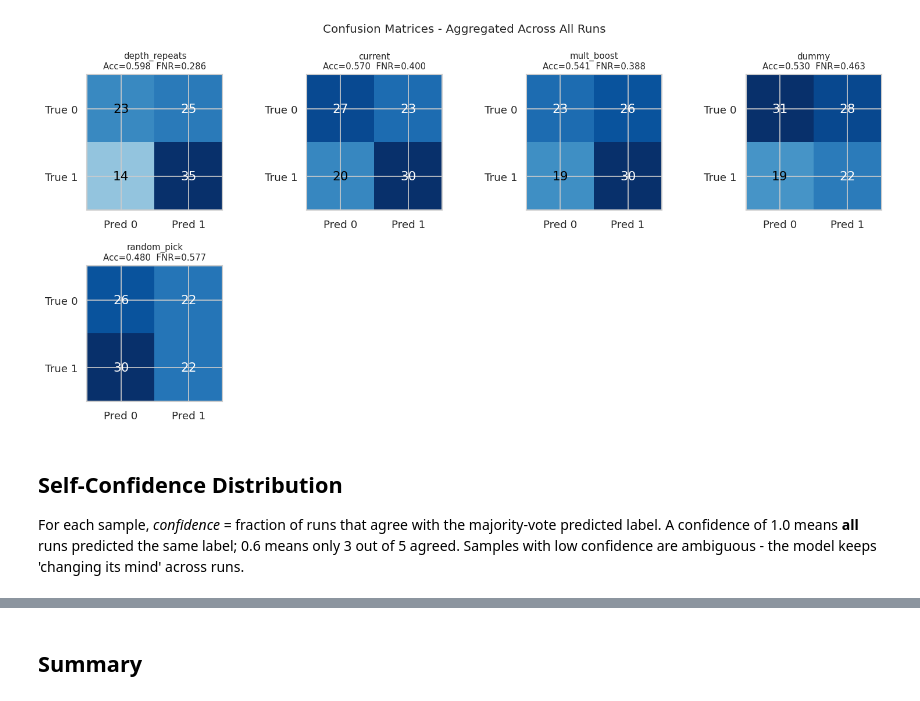
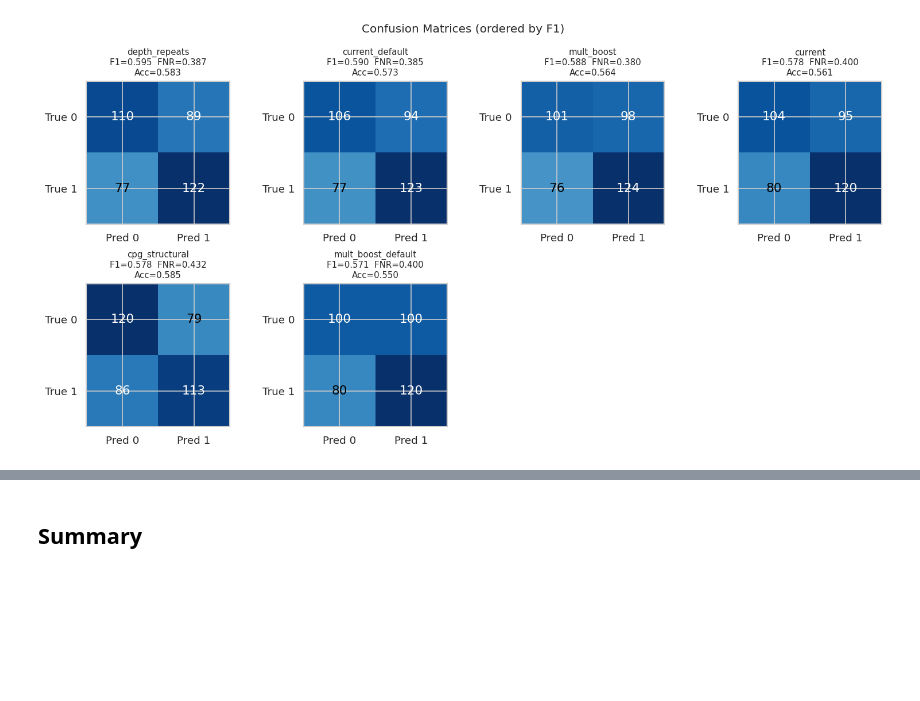
Before and after one commit to vodkar/llm4codesec-framework, a Jupyter notebook: benchmarks/compare_rankings_analysis_online.ipynb, the cells around one changed output, grey strips where cells are left out. Drawn from its saved outputs; the diff is of its cells as text; code cells hidden in the pictures; blank space fills up the shorter version.

```diff
--- a/benchmarks/compare_rankings_analysis_online.ipynb
+++ b/benchmarks/compare_rankings_analysis_online.ipynb
@@ -170,19 +146,19 @@ approach_dirs = [
     if d.is_dir() and d.name in APPROACH_DISPLAY
 ]
 
-# Dict: approach_dir_name -> {reports, sample_df}
 data = {}
 for d in approach_dirs:
     reports = load_reports(d)
     if not reports:
         continue
-    sample_df = build_per_sample_table(reports)
-    data[d.name] = {'reports': reports, 'sample_df': sample_df}
+    data[d.name] = {'reports': reports}
 
 for name, v in data.items():
+    n_samples = v['reports'][0]['benchmark_info']['stats']['total_samples']
     print(
         f"{APPROACH_DISPLAY[name]:>20}  "
+        f"[{APPROACH_GROUP[name]:>6}]  "
         f"{len(v['reports'])} runs  "
-        f"{len(v['sample_df'])} samples"
+        f"{n_samples} samples"
     )
 # %% [output]
@@ -268,10 +305,12 @@ plt.show()
 # %%
-# Confusion matrix heatmap grid
+# Confusion matrix heatmap grid (ordered by F1)
 
-n_ap  = len(agg_df)
+ordered = agg_df.set_index('approach').loc[approaches_by_f1].reset_index()
+
+n_ap  = len(ordered)
 ncols = min(4, n_ap)
 nrows = math.ceil(n_ap / ncols)
-fig, axes = plt.subplots(nrows, ncols, figsize=(ncols * 3.2, nrows * 3.0))
+fig, axes = plt.subplots(nrows, ncols, figsize=(ncols * 3.2, nrows * 3.2))
 axes = np.array(axes).flatten()
 
-for ax, (_, row) in zip(axes, agg_df.iterrows()):
+for ax, (_, row) in zip(axes, ordered.iterrows()):
@@ -279,28 +318,24 @@ for ax, (_, row) in zip(axes, agg_df.iterrows()):
                        [row['FN'], row['TP']]])
     ax.imshow(cm_arr, cmap='Blues', vmin=0)
     for i in range(2):
         for j in range(2):
             ax.text(j, i, str(int(cm_arr[i, j])), ha='center', va='center',
                     fontsize=13,
                     color='black' if cm_arr[i, j] < cm_arr.max() * 0.7 else 'white')
     ax.set_xticks([0, 1]); ax.set_xticklabels(['Pred 0', 'Pred 1'])
     ax.set_yticks([0, 1]); ax.set_yticklabels(['True 0', 'True 1'])
     ax.set_title(
-        f"{row['approach']}\nAcc={row['accuracy']:.3f}  FNR={row['FNR']:.3f}",
+        f"{row['approach']}\n"
+        f"F1={row['f1']:.3f}  FNR={row['FNR']:.3f}\n"
+        f"Acc={row['accuracy']:.3f}",
         fontsize=9,
     )
 
 for ax in axes[n_ap:]:
     ax.set_visible(False)
 
-fig.suptitle('Confusion Matrices - Aggregated Across All Runs', fontsize=12)
+fig.suptitle('Confusion Matrices (ordered by F1)', fontsize=12)
 fig.tight_layout()
 plt.show()
 # %% [output]
-[figure, old version]
+[figure, new version]
-# %% [markdown]
-## Self-Confidence Distribution
-
-For each sample, *confidence* = fraction of runs that agree with the majority-vote predicted label.
-A confidence of 1.0 means **all** runs predicted the same label; 0.6 means only 3 out of 5 agreed.
-Samples with low confidence are ambiguous - the model keeps 'changing its mind' across runs.
```
Also changed, not shown: parts of 28 cells of this notebook, 42 other files.
